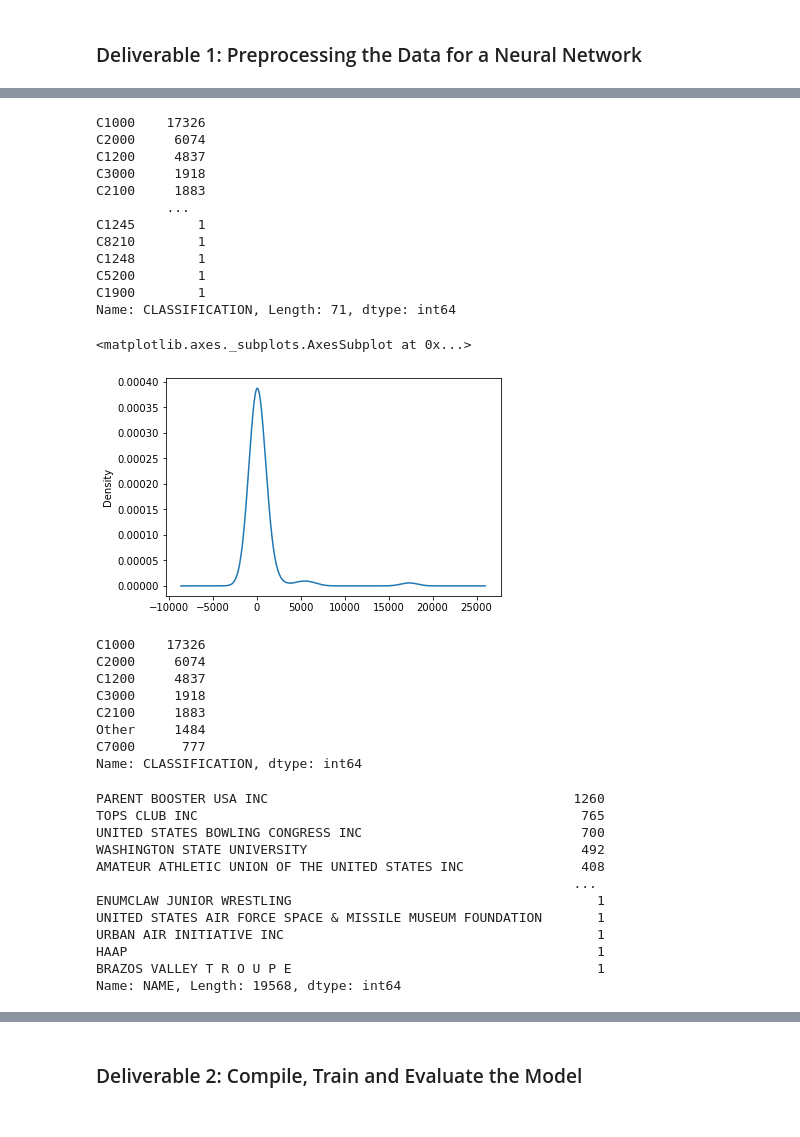
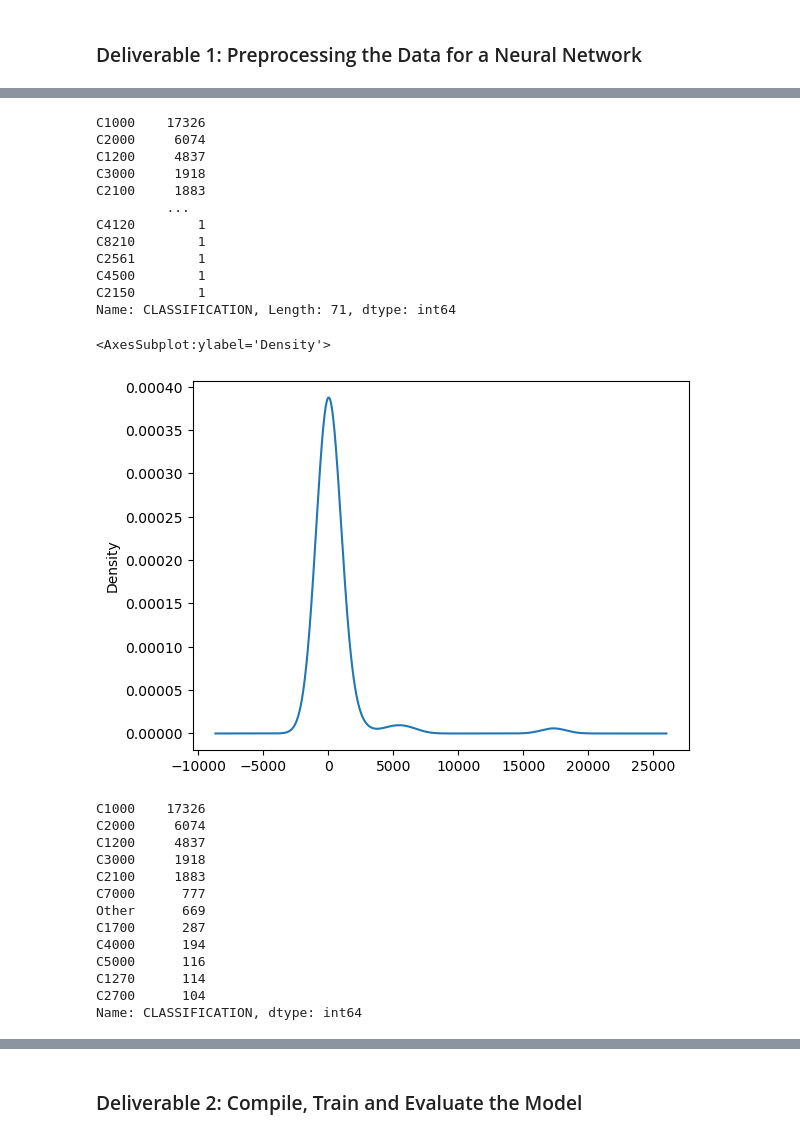
Before and after one commit to siddi582/Neural_Network_Charity_Analysis, a Jupyter notebook: AlphabetSoupCharity_Optimization.ipynb, the cells around one changed output, grey strips where cells are left out. Drawn from its saved outputs; the diff is of its cells as text; code cells hidden in the pictures.

```diff
--- a/AlphabetSoupCharity_Optimization.ipynb
+++ b/AlphabetSoupCharity_Optimization.ipynb
@@ -68,3 +38,0 @@ dtype: object
-# %%
-#Change datatypes ASK_AMT
-application_df['ASK_AMT'] = application_df['ASK_AMT'].astype(str)
@@ -86,4 +39,5 @@ dtype: object
 # %%
 # Look at APPLICATION_TYPE value counts for binning
-application_df.APPLICATION_TYPE.value_counts()
+class_counts = application_df.CLASSIFICATION.value_counts()
+class_counts
 # %% [output]
@@ -115,6 +62,6 @@ Ap.plot.density()
 # %%
 # Determine which values to replace if counts are less than ...?
-replace_application = list(Ap[Ap < 200].index)
+replace_application = list(class_counts[class_counts < 500].index)
 
 # Replace in dataframe
 for app in replace_application:
@@ -135,7 +90,8 @@ Other      276
 Name: APPLICATION_TYPE, dtype: int64
 # %%
 # Look at CLASSIFICATION value counts for binning
-application_df.CLASSIFICATION.value_counts()
+class_counts = application_df.CLASSIFICATION.value_counts()
+class_counts
 # %% [output]
 C1000    17326
 C2000     6074
@@ -143,22 +99,21 @@ C1200     4837
 C3000     1918
 C2100     1883
          ...
-C1245        1
+C4120        1
 C8210        1
-C1248        1
-C5200        1
-C1900        1
+C2561        1
+C4500        1
+C2150        1
 Name: CLASSIFICATION, Length: 71, dtype: int64
 # %%
 # Visualize the value counts of CLASSIFICATION
-cla = application_df.CLASSIFICATION.value_counts()
-cla.plot.density()
+class_counts.plot.density()
 # %% [output]
-<matplotlib.axes._subplots.AxesSubplot at 0x...>
+<AxesSubplot:ylabel='Density'>
-[figure, old version]
+[figure, new version]
 # %%
 # Determine which values to replace if counts are less than ..?
-replace_class = list(cla[cla < 300].index)
+replace_class = list(class_counts[class_counts <100].index)
 
 # Replace in dataframe
 for cls in replace_class:
@@ -172,22 +127,11 @@ C2000     6074
 C1200     4837
 C3000     1918
 C2100     1883
-Other     1484
 C7000      777
+Other      669
+C1700      287
+C4000      194
+C5000      116
+C1270      114
+C2700      104
 Name: CLASSIFICATION, dtype: int64
-# %%
-# Look at NAME value counts for binning
-application_df.NAME.value_counts()
-# %% [output]
-PARENT BOOSTER USA INC                                       1260
-TOPS CLUB INC                                                 765
-UNITED STATES BOWLING CONGRESS INC                            700
-WASHINGTON STATE UNIVERSITY                                   492
-AMATEUR ATHLETIC UNION OF THE UNITED STATES INC               408
-                                                             ...
-ENUMCLAW JUNIOR WRESTLING                                       1
-UNITED STATES AIR FORCE SPACE & MISSILE MUSEUM FOUNDATION       1
-URBAN AIR INITIATIVE INC                                        1
-HAAP                                                            1
-BRAZOS VALLEY T R O U P E                                       1
-Name: NAME, Length: 19568, dtype: int64
```
Also changed, not shown: parts of 25 cells of this notebook, 3 other files.
